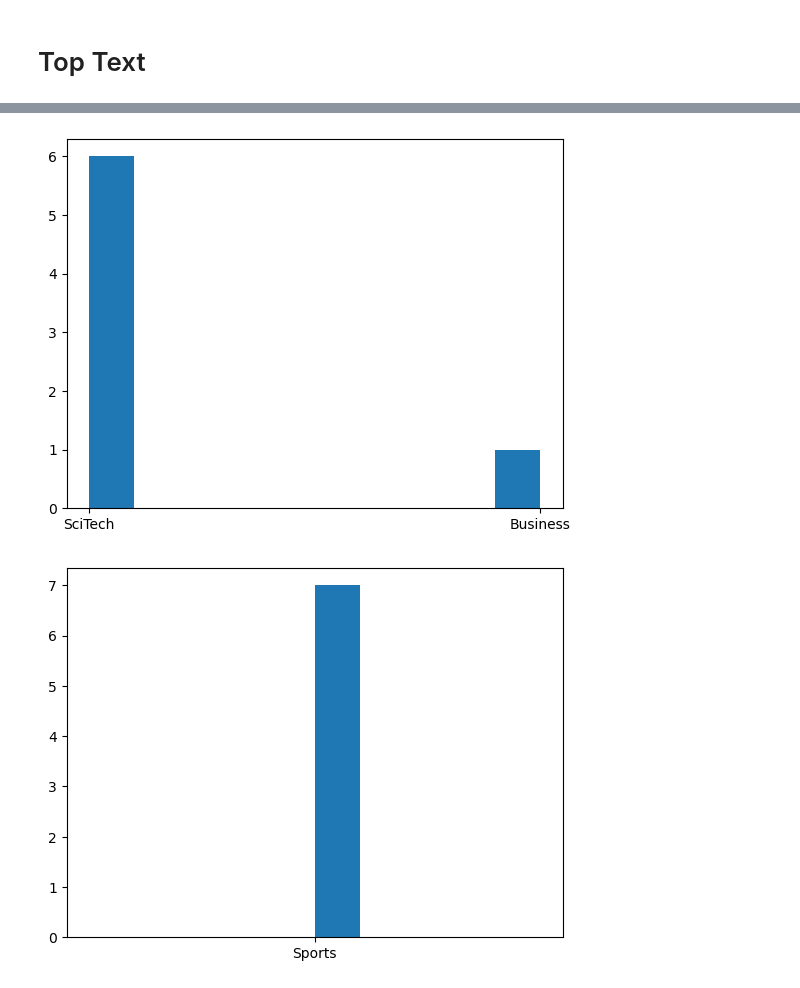
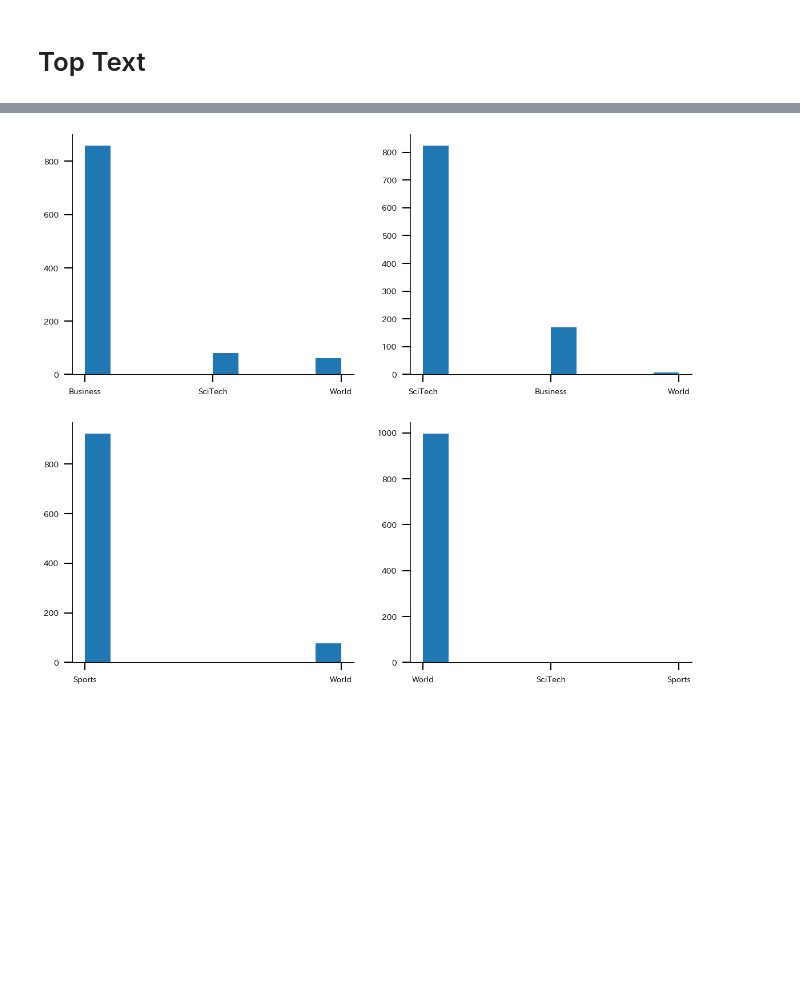
Before and after one commit to YuriNakayama/TextClassificationCode, a Jupyter notebook: Visualize/TopText/TopText.ipynb, the cells around one changed output, grey strips where cells are left out. Saved outputs shown, nothing was run; the diff lists cells and outputs as text; code cells hidden in the pictures; blank space fills up the shorter version.

```diff
--- a/Visualize/TopText/TopText.ipynb
+++ b/Visualize/TopText/TopText.ipynb
@@ -51,0 +58,28 @@ def getmax_rev(series, topnum=100, getmin=False, getindex=False):
+# %%
+for i, class_num in enumerate([3, 1, 2, 0]):
+    fig_path = f"../data/figure/{data_type}/top_texts/top_text_{data_type}_{title_labels[i].replace('/', '')}.pdf"
+    fig = plt.figure(figsize=(10, 10))
+    #     fig.subplots_adjust(left=0.1)#, bottom=0.25)
+
+    dist_df = pd.DataFrame(dist)
+    top_index = getmax_rev(dist_df[class_num], topnum=1000, getmin=True, getindex=True)
+    ax = fig.add_subplot(111)
+    ax.spines["top"].set_visible(False)
+    ax.spines["right"].set_visible(False)
+    ax.tick_params(which="both", width=1.5, length=8, size=10, direction="out")
+    ax.xaxis.set_tick_params(labelsize=30, pad=7)
+    ax.yaxis.set_tick_params(labelsize=30, pad=7)
+
+    ax.set_title(title_labels[i], size=50)
+
+    ax.set_ylim(0, 1000)
+
+    plt.bar(
+        *zip(
+            *{
+                class_label: (df.loc[top_index, "class"] == class_label).sum()
+                for class_label in class_labels[0]
+            }.items()
+        )
+    )
+    fig.savefig(make_filepath(fig_path))
@@ -52,10 +91,18 @@ def getmax_rev(series, topnum=100, getmin=False, getindex=False):
 # %%
-for class_num in range(class_nums):
+fig_path = f"../data/figure/{data_type}/top_text_sentenceBERT_{data_type}.pdf"
+fig = plt.figure(figsize=(14, 12))
+
+for i, class_num in enumerate([3, 0, 1, 2]):
     dist_df = pd.DataFrame(dist)
-    top_index = getmax_rev(dist_df[class_num], topnum=7, getmin=True, getindex=True)
-    fig = plt.figure()
-    ax = fig.add_subplot(111)
+    top_index = getmax_rev(dist_df[class_num], topnum=1000, getmin=True, getindex=True)
+    ax = fig.add_subplot(2, 2, i + 1)
+    ax.spines["top"].set_visible(False)
+    ax.spines["right"].set_visible(False)
+    ax.tick_params(which="both", width=1.5, length=8, size=10, direction="out")
+    ax.xaxis.set_tick_params(labelsize=10, pad=7)
+    ax.yaxis.set_tick_params(labelsize=10, pad=7)
+
     plt.hist(df.loc[top_index, "class"])
+    fig.savefig(make_filepath(fig_path))
 # %% [output]
-[figure, old version]
+[figure, new version]
-[figure, removed]
```
Also changed, not shown: parts of 23 cells of this notebook, 20 other files.
